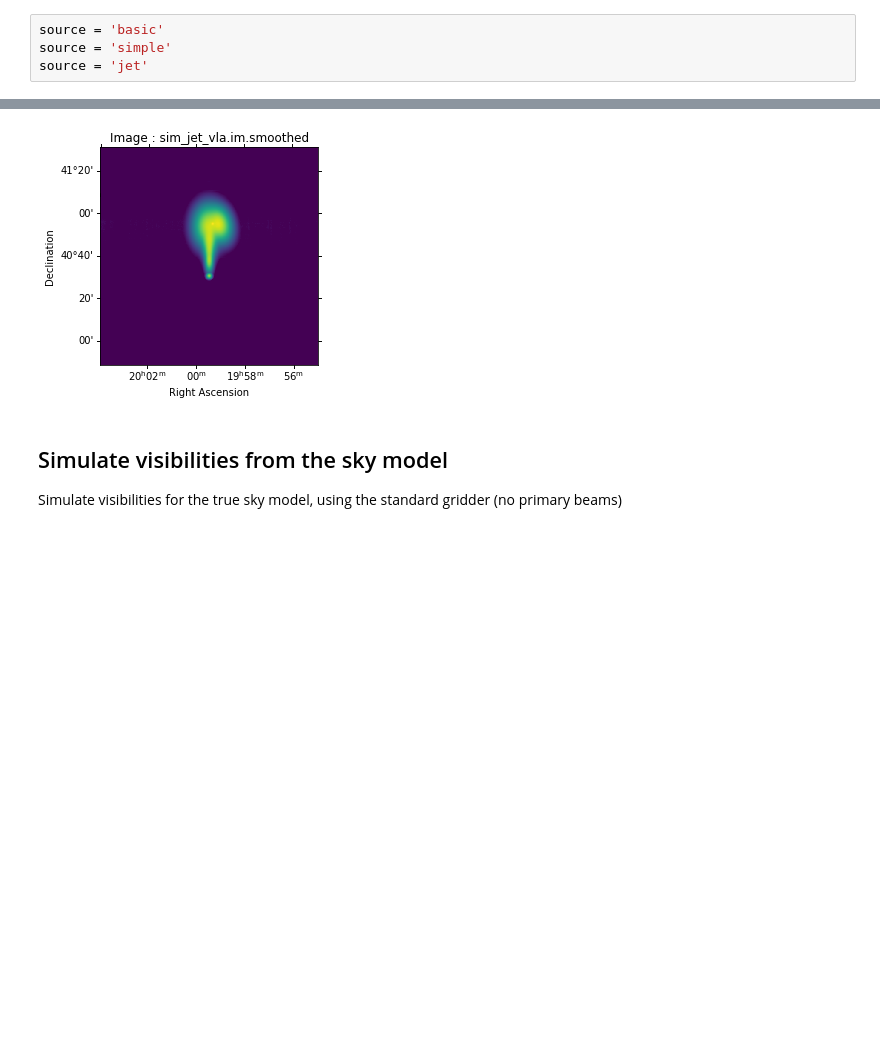
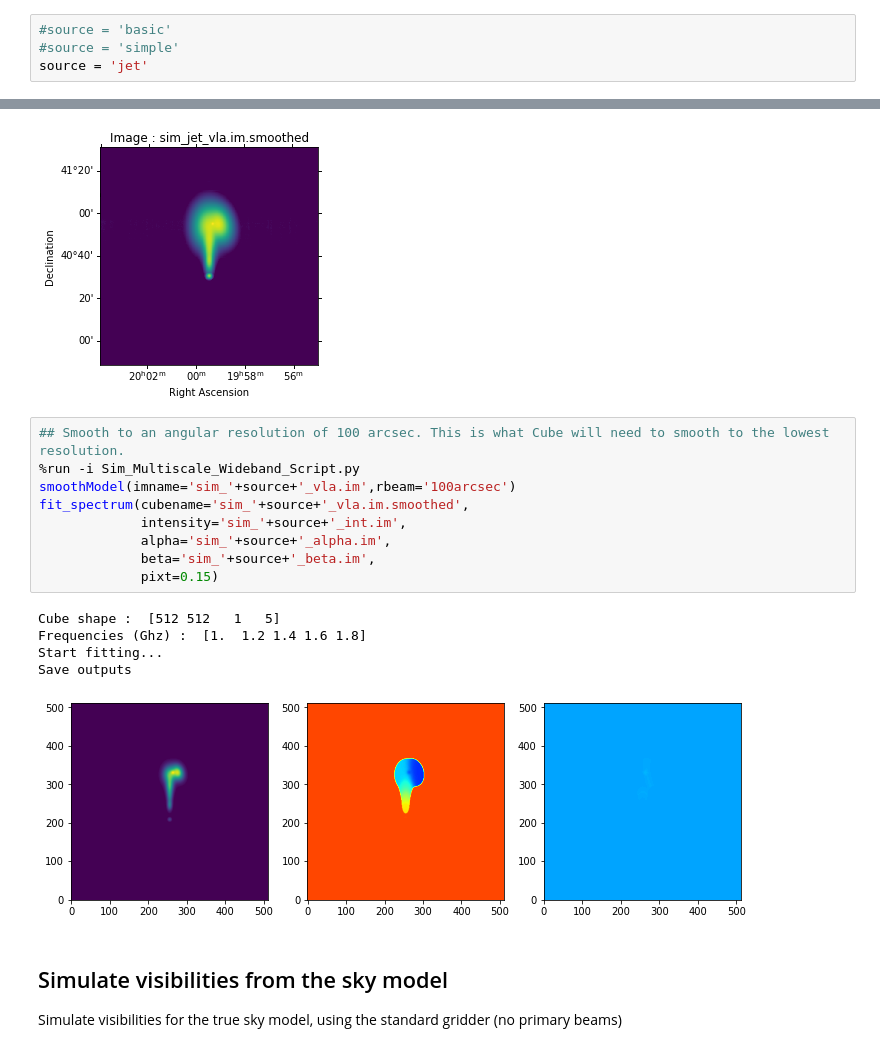
Before and after one commit to urvashirau/Simulation-in-CASA, a Jupyter notebook: Multiscale_Wideband_Imaging/Sim_Multiscale_Wideband_Demo.ipynb, the cells around one changed output, grey strips where cells are left out. Saved outputs shown, nothing was run; the diff lists cells and outputs as text; blank space fills up the shorter version.

Commit message:
Updated script for casa 6.2 and added README

```diff
--- a/Multiscale_Wideband_Imaging/Sim_Multiscale_Wideband_Demo.ipynb
+++ b/Multiscale_Wideband_Imaging/Sim_Multiscale_Wideband_Demo.ipynb
@@ -58,8 +58,8 @@ There are three options in this script
 
 True spectral index values may be derived either from the simulation script, or by calculating a pixel-by-pixel spectral fit to the smoothed truth image cube below.
 # %%
-source = 'basic'
-source = 'simple'
+#source = 'basic'
+#source = 'simple'
 source = 'jet'
 # %%
 %run -i Sim_Multiscale_Wideband_Script.py
@@ -95,6 +82,21 @@ Save outputs
 displayImage(imname='sim_'+source+'_vla.im.smoothed',scale='sqrt')
 # %% [output]
 [figure]
+# %%
+## Smooth to an angular resolution of 100 arcsec. This is what Cube will need to smooth to the lowest resolution.
+%run -i Sim_Multiscale_Wideband_Script.py
+smoothModel(imname='sim_'+source+'_vla.im',rbeam='100arcsec')
+fit_spectrum(cubename='sim_'+source+'_vla.im.smoothed',
+             intensity='sim_'+source+'_int.im',
+             alpha='sim_'+source+'_alpha.im',
+             beta='sim_'+source+'_beta.im',
+             pixt=0.15)
+# %% [output]
+Cube shape :  [512 512   1   5]
+Frequencies (Ghz) :  [1.  1.2 1.4 1.6 1.8]
+Start fitting...
+Save outputs
+[figure, added]
 # %% [markdown]
 ## Simulate visibilities from the sky model
 
```
Also changed, not shown: parts of 13 cells of this notebook, 2 other files.
